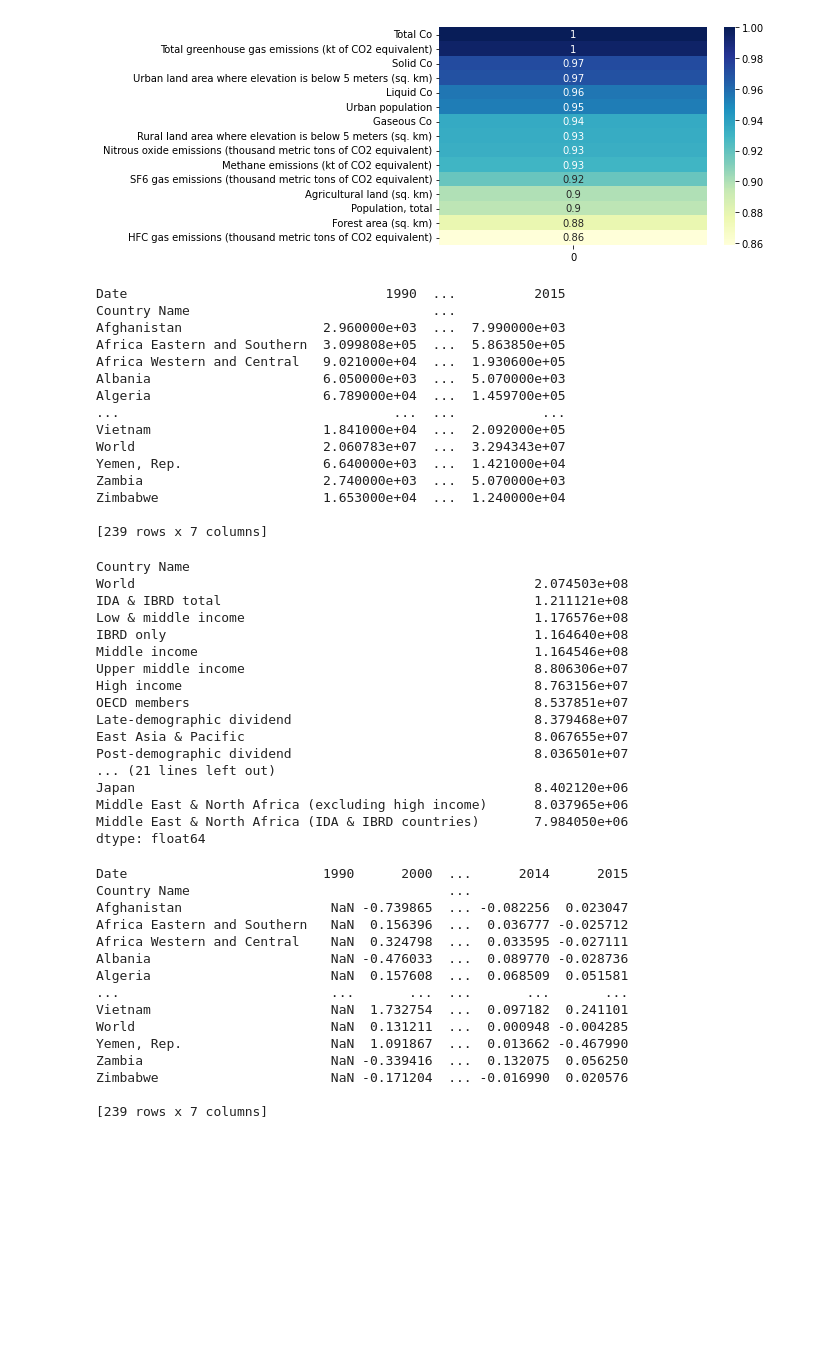
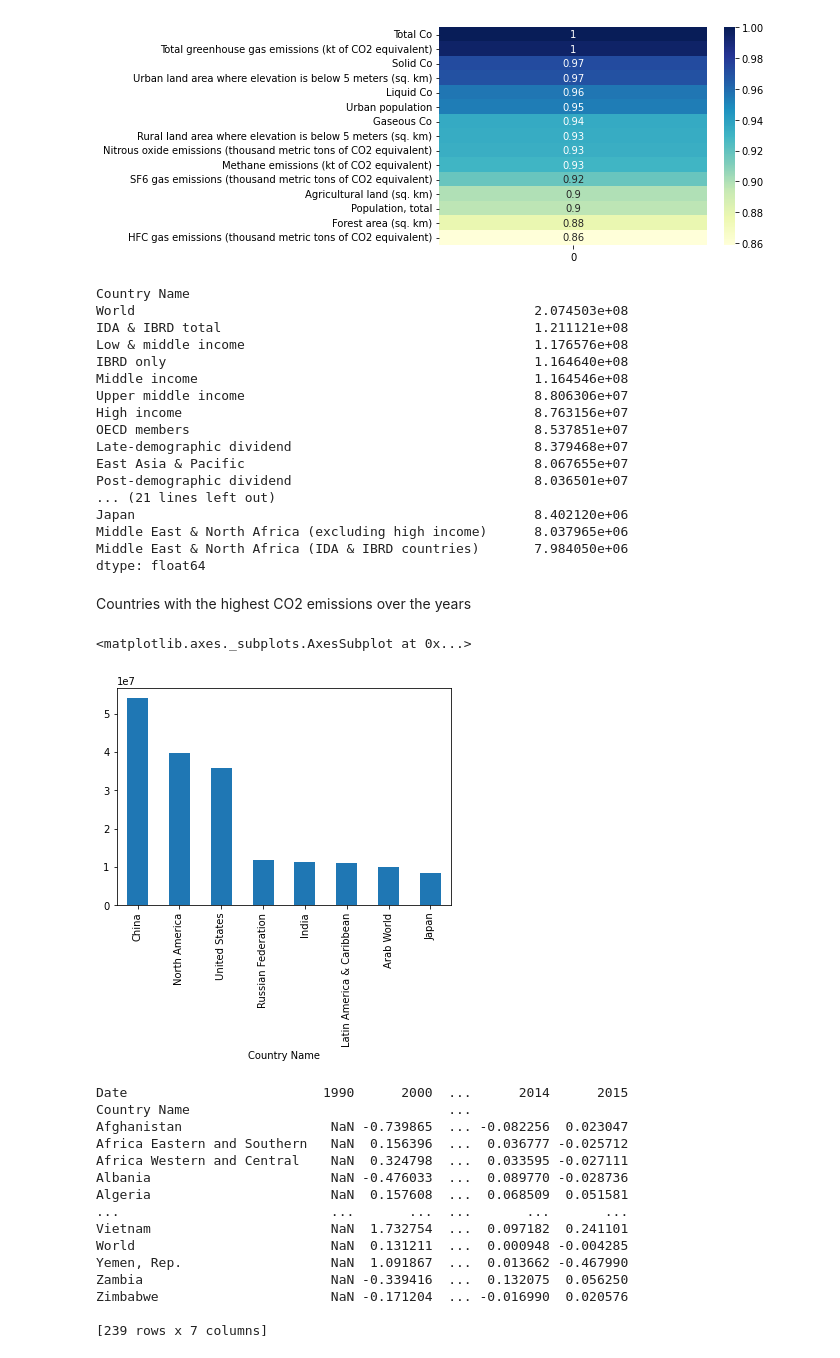
Before and after one commit to busranur-sr/ClimateChange, a Jupyter notebook: Co2Emission.ipynb, the cells around one changed output. Cells and saved outputs as stored; diff of their text form; code cells hidden in the pictures; blank space fills up the shorter version.

```diff
--- a/Co2Emission.ipynb
+++ b/Co2Emission.ipynb
@@ -137,43 +137,36 @@ dataplot = sns.heatmap(x, cmap="YlGnBu", annot=True)
 # %% [output]
 [figure]
 # %%
-df_perc=df[['Country Name','Date','Total Co']]
-df_perc=df.pivot_table('Total Co',['Country Name'],'Date')
-print(df_perc)
-df_perc.sum(axis='columns').sort_values(ascending=[False])[0:35] # Dataset contain not only countries but also specific areas like ' Lower middle income' or 'Early-demographic dividend'. We dont take them
+df_mostco2=df[['Country Name','Date','Total Co']]
+df_mostco2=df_mostco2.pivot_table('Total Co',['Country Name'],'Date')
+df_perc=df_mostco2
+df_mostco2=df_mostco2.sum(axis='columns').sort_values(ascending=[False])[0:35] # Dataset contain not only countries but also specific areas like ' Lower middle income' or 'Early-demographic dividend'. We dont take them
+df_mostco2
 # %% [output]
-Date                                 1990  ...          2015
-Country Name                               ...
-Afghanistan                  2.960000e+03  ...  7.990000e+03
-Africa Eastern and Southern  3.099808e+05  ...  5.863850e+05
-Africa Western and Central   9.021000e+04  ...  1.930600e+05
-Albania                      6.050000e+03  ...  5.070000e+03
-Algeria                      6.789000e+04  ...  1.459700e+05
-...                                   ...  ...           ...
-Vietnam                      1.841000e+04  ...  2.092000e+05
-World                        2.060783e+07  ...  3.294343e+07
-Yemen, Rep.                  6.640000e+03  ...  1.421000e+04
-Zambia                       2.740000e+03  ...  5.070000e+03
-Zimbabwe                     1.653000e+04  ...  1.240000e+04
-
-[239 rows x 7 columns]
+Country Name
+World                                                   2.074503e+08
+IDA & IBRD total                                        1.211121e+08
+Low & middle income                                     1.176576e+08
+IBRD only                                               1.164640e+08
+Middle income                                           1.164546e+08
+Upper middle income                                     8.806306e+07
+High income                                             8.763156e+07
+OECD members                                            8.537851e+07
+Late-demographic dividend                               8.379468e+07
+East Asia & Pacific                                     8.067655e+07
+Post-demographic dividend                               8.036501e+07
+... (21 lines left out)
+Japan                                                   8.402120e+06
+Middle East & North Africa (excluding high income)      8.037965e+06
+Middle East & North Africa (IDA & IBRD countries)       7.984050e+06
+dtype: float64
-Country Name
-World                                                   2.074503e+08
-IDA & IBRD total                                        1.211121e+08
-Low & middle income                                     1.176576e+08
-IBRD only                                               1.164640e+08
-Middle income                                           1.164546e+08
-Upper middle income                                     8.806306e+07
-High income                                             8.763156e+07
-OECD members                                            8.537851e+07
-Late-demographic dividend                               8.379468e+07
-East Asia & Pacific                                     8.067655e+07
-Post-demographic dividend                               8.036501e+07
-... (21 lines left out)
-Japan                                                   8.402120e+06
-Middle East & North Africa (excluding high income)      8.037965e+06
-Middle East & North Africa (IDA & IBRD countries)       7.984050e+06
-dtype: float64
+# %% [markdown]
+Countries with the highest CO2 emissions over the years
+# %%
+df_mostco2[['China','North America','United States','Russian Federation','India','Latin America & Caribbean','Arab World','Japan']].plot(kind='bar')
+# %% [output]
+<matplotlib.axes._subplots.AxesSubplot at 0x...>
+[figure, added]
 # %%
 df_perc=df_perc.pct_change(axis='columns')
 print(df_perc)
```
Also changed, not shown: parts of 2 cells of this notebook.
